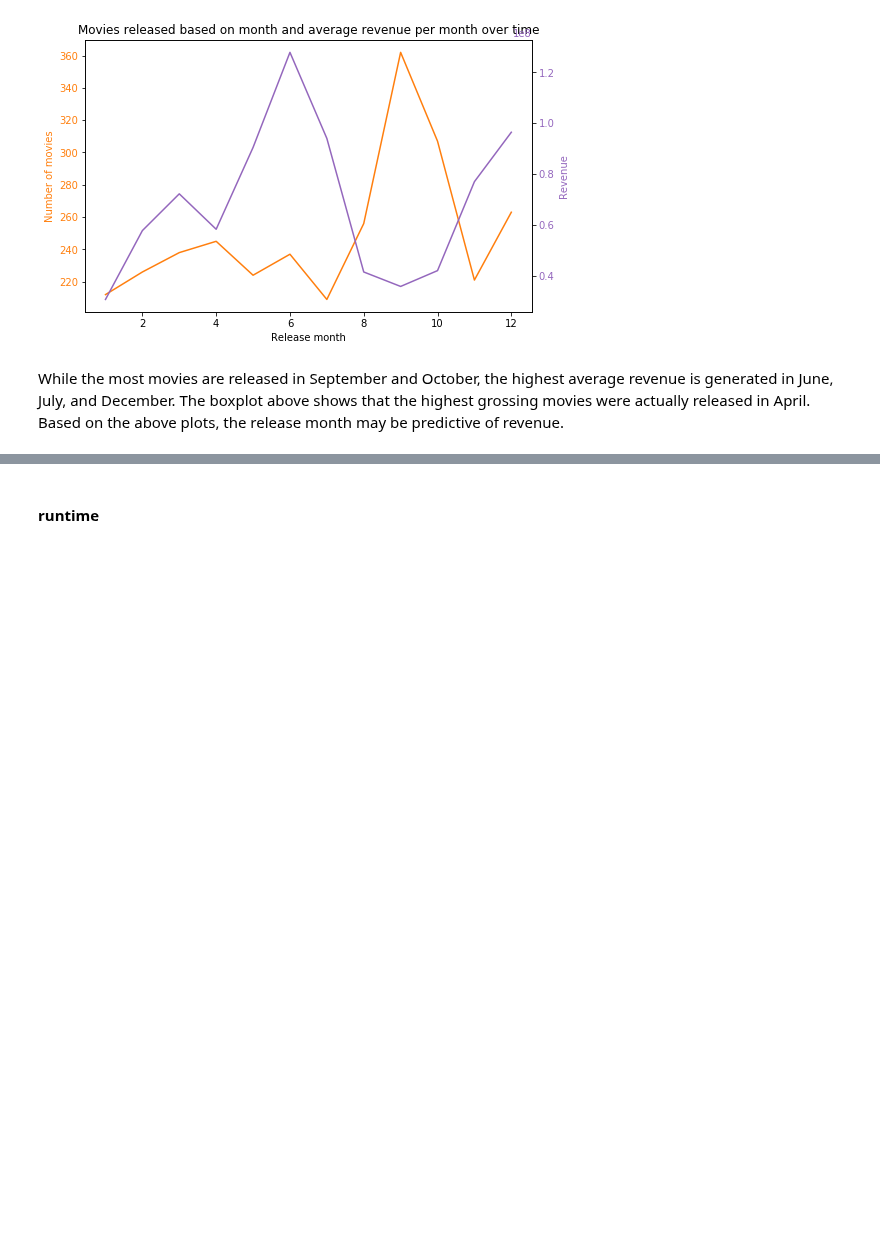
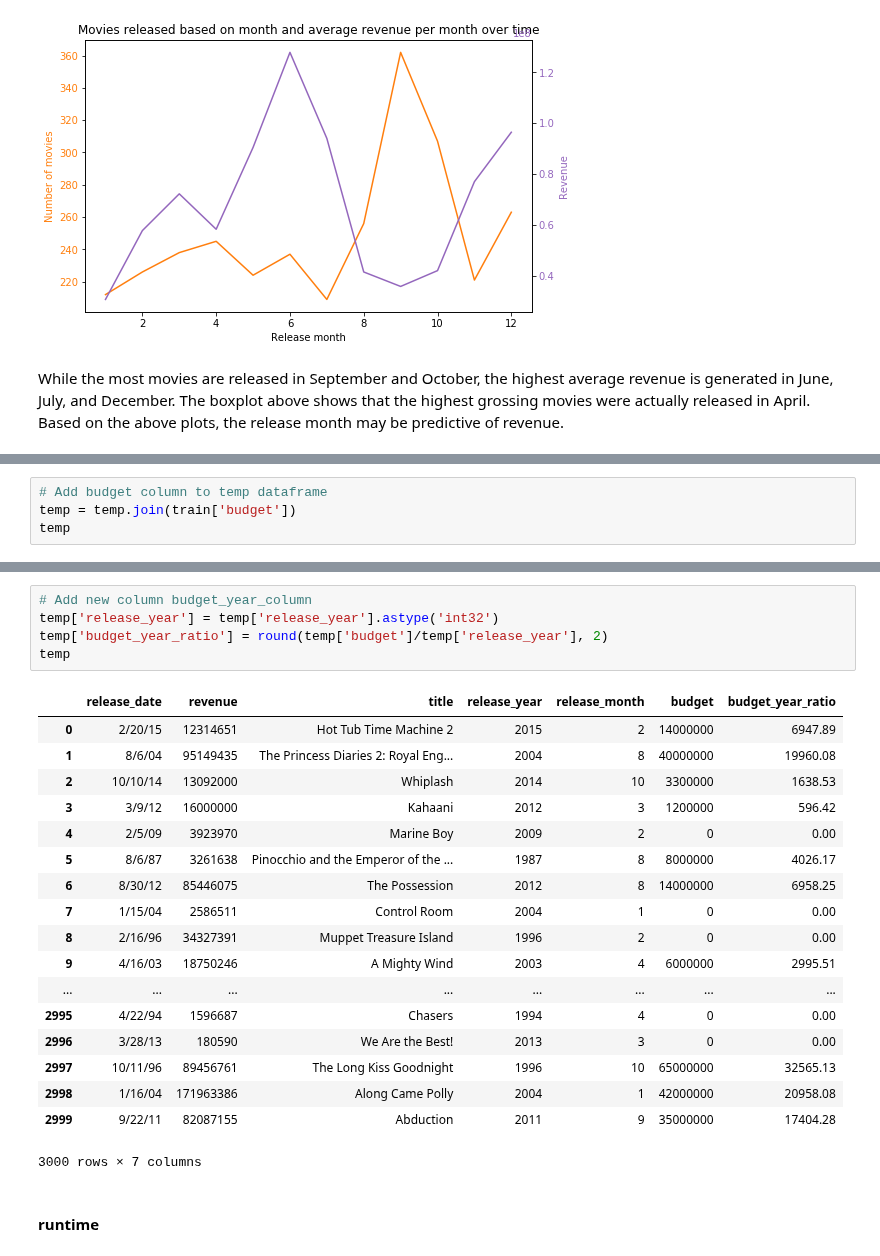
Before and after one commit to julianikulski/tmdb, a Jupyter notebook: tmdb.ipynb, the cells around one changed output, grey strips where cells are left out. Drawn from its saved outputs; the diff is of its cells as text; blank space fills up the shorter version.

Commit message:
feat: Add budget-year-ratio column

```diff
--- a/tmdb.ipynb
+++ b/tmdb.ipynb
@@ -1476,0 +1481,4 @@ While the most movies are released in September and October, the highest average
+# %%
+# Add budget column to temp dataframe
+temp = temp.join(train['budget'])
+temp
@@ -1477,3 +1504,27 @@ While the most movies are released in September and October, the highest average
+# %%
+# Add new column budget_year_column
+temp['release_year'] = temp['release_year'].astype('int32')
+temp['budget_year_ratio'] = round(temp['budget']/temp['release_year'], 2)
+temp
+# %% [output]
+|  | release_date | revenue | title | release_year | release_month | budget | budget_year_ratio |
+| 0 | 2/20/15 | 12314651 | Hot Tub Time Machine 2 | 2015 | 2 | 14000000 | 6947.89 |
+| 1 | 8/6/04 | 95149435 | The Princess Diaries 2: Royal Eng... | 2004 | 8 | 40000000 | 19960.08 |
+| 2 | 10/10/14 | 13092000 | Whiplash | 2014 | 10 | 3300000 | 1638.53 |
+| 3 | 3/9/12 | 16000000 | Kahaani | 2012 | 3 | 1200000 | 596.42 |
+| 4 | 2/5/09 | 3923970 | Marine Boy | 2009 | 2 | 0 | 0.00 |
+| 5 | 8/6/87 | 3261638 | Pinocchio and the Emperor of the ... | 1987 | 8 | 8000000 | 4026.17 |
+| 6 | 8/30/12 | 85446075 | The Possession | 2012 | 8 | 14000000 | 6958.25 |
+| 7 | 1/15/04 | 2586511 | Control Room | 2004 | 1 | 0 | 0.00 |
+| 8 | 2/16/96 | 34327391 | Muppet Treasure Island | 1996 | 2 | 0 | 0.00 |
+| 9 | 4/16/03 | 18750246 | A Mighty Wind | 2003 | 4 | 6000000 | 2995.51 |
+| ... | ... | ... | ... | ... | ... | ... | ... |
+| 2995 | 4/22/94 | 1596687 | Chasers | 1994 | 4 | 0 | 0.00 |
+| 2996 | 3/28/13 | 180590 | We Are the Best! | 2013 | 3 | 0 | 0.00 |
+| 2997 | 10/11/96 | 89456761 | The Long Kiss Goodnight | 1996 | 10 | 65000000 | 32565.13 |
+| 2998 | 1/16/04 | 171963386 | Along Came Polly | 2004 | 1 | 42000000 | 20958.08 |
+| 2999 | 9/22/11 | 82087155 | Abduction | 2011 | 9 | 35000000 | 17404.28 |
+3000 rows × 7 columns
 # %% [markdown]
 #### runtime
 # %%
```
Also changed, not shown: parts of 14 cells of this notebook.
